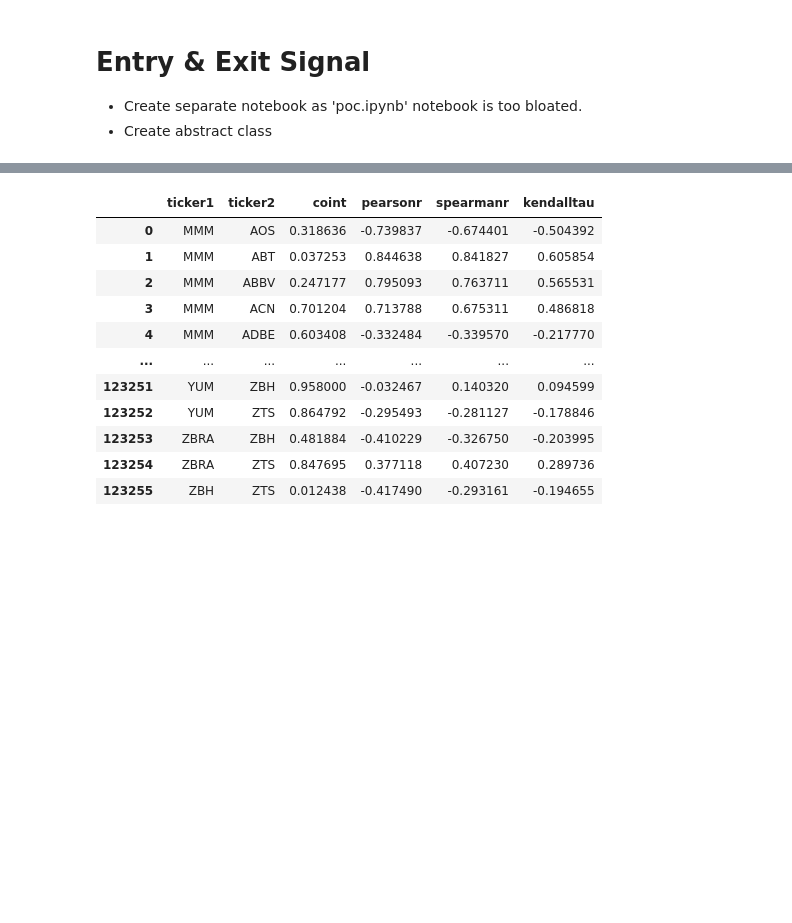
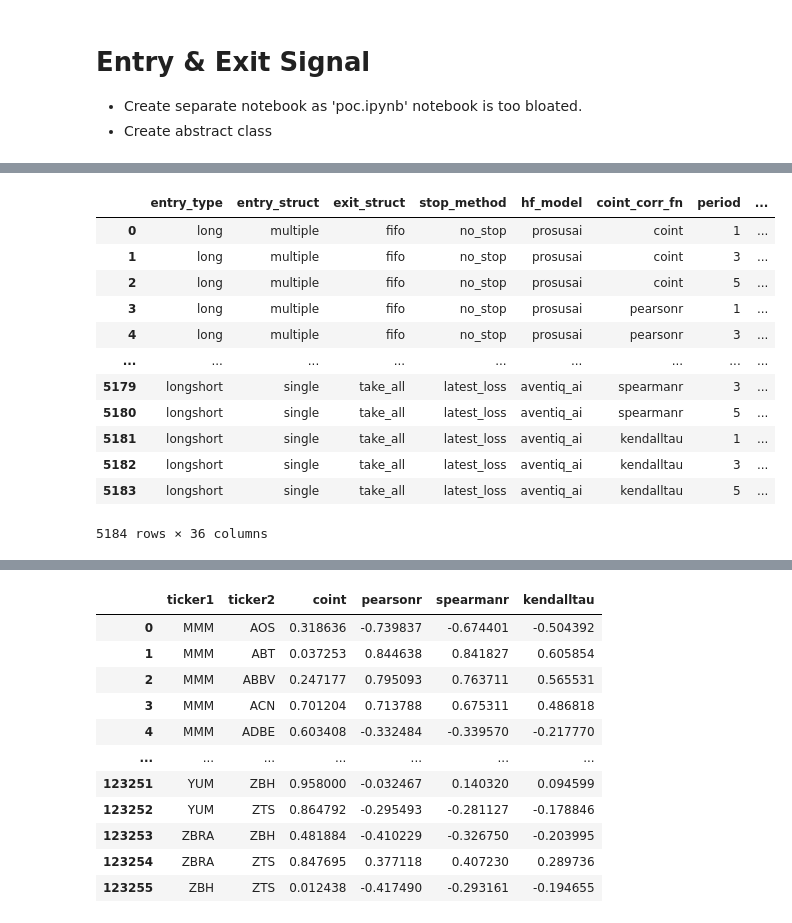
Before and after one commit to CKAbundant/sentiment, a Jupyter notebook: signal.ipynb, the cells around one changed output, grey strips where cells are left out. Cells and saved outputs as stored; diff of their text form; code cells hidden in the pictures; blank space fills up the shorter version.

```diff
--- a/signal.ipynb
+++ b/signal.ipynb
@@ -58,3 +54,20 @@ results
+# %%
+combined = utils.load_csv(f"./data/{cfg.date}/combined_overall.csv")
+combined
+# %% [output]
+|  | entry_type | entry_struct | exit_struct | stop_method | hf_model | coint_corr_fn | period | ... |
+| 0 | long | multiple | fifo | no_stop | prosusai | coint | 1 | ... |
+| 1 | long | multiple | fifo | no_stop | prosusai | coint | 3 | ... |
+| 2 | long | multiple | fifo | no_stop | prosusai | coint | 5 | ... |
+| 3 | long | multiple | fifo | no_stop | prosusai | pearsonr | 1 | ... |
+| 4 | long | multiple | fifo | no_stop | prosusai | pearsonr | 3 | ... |
+| ... | ... | ... | ... | ... | ... | ... | ... | ... |
+| 5179 | longshort | single | take_all | latest_loss | aventiq_ai | spearmanr | 3 | ... |
+| 5180 | longshort | single | take_all | latest_loss | aventiq_ai | spearmanr | 5 | ... |
+| 5181 | longshort | single | take_all | latest_loss | aventiq_ai | kendalltau | 1 | ... |
+| 5182 | longshort | single | take_all | latest_loss | aventiq_ai | kendalltau | 3 | ... |
+| 5183 | longshort | single | take_all | latest_loss | aventiq_ai | kendalltau | 5 | ... |
+5184 rows × 36 columns
 # %%
 overall = utils.load_csv(f"{model_dir}/overall_summary.csv", index_col=0)
 overall
```
Also changed, not shown: parts of 6 cells of this notebook, 8 other files.
